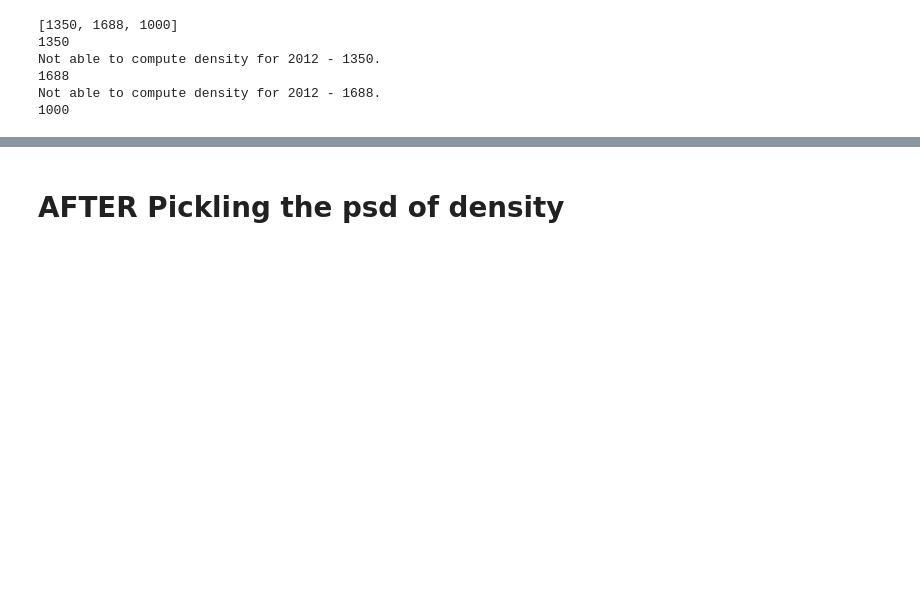
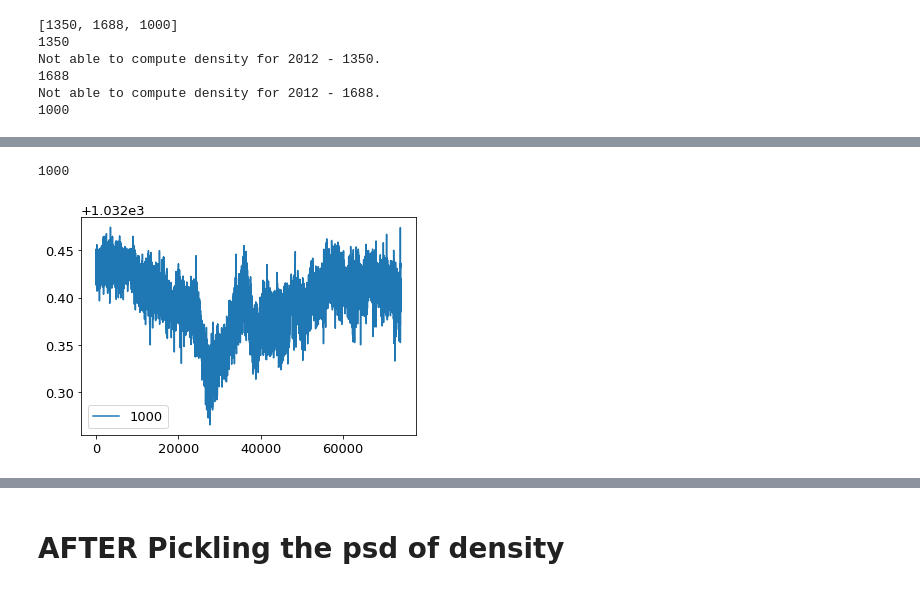
Before and after one commit to cpierard/momar_data_analysis, a Jupyter notebook: 14.Power_spectra_density_vs_temperature.ipynb, the cells around one changed output, grey strips where cells are left out. Cells and saved outputs as stored; diff of their text form; code cells hidden in the pictures; blank space fills up the shorter version.

```diff
--- a/14.Power_spectra_density_vs_temperature.ipynb
+++ b/14.Power_spectra_density_vs_temperature.ipynb
@@ -71,3 +78,11 @@ Data
+# %%
+for dd in Data.keys():
+    print(dd)
+    plt.plot(Data[dd], label=dd)
+    plt.legend()
+# %% [output]
+1000
+[figure, added]
 # %%
 for dd in Data.keys():
     print(dd)
```
Also changed, not shown: parts of 14 cells of this notebook, 5 other files.
